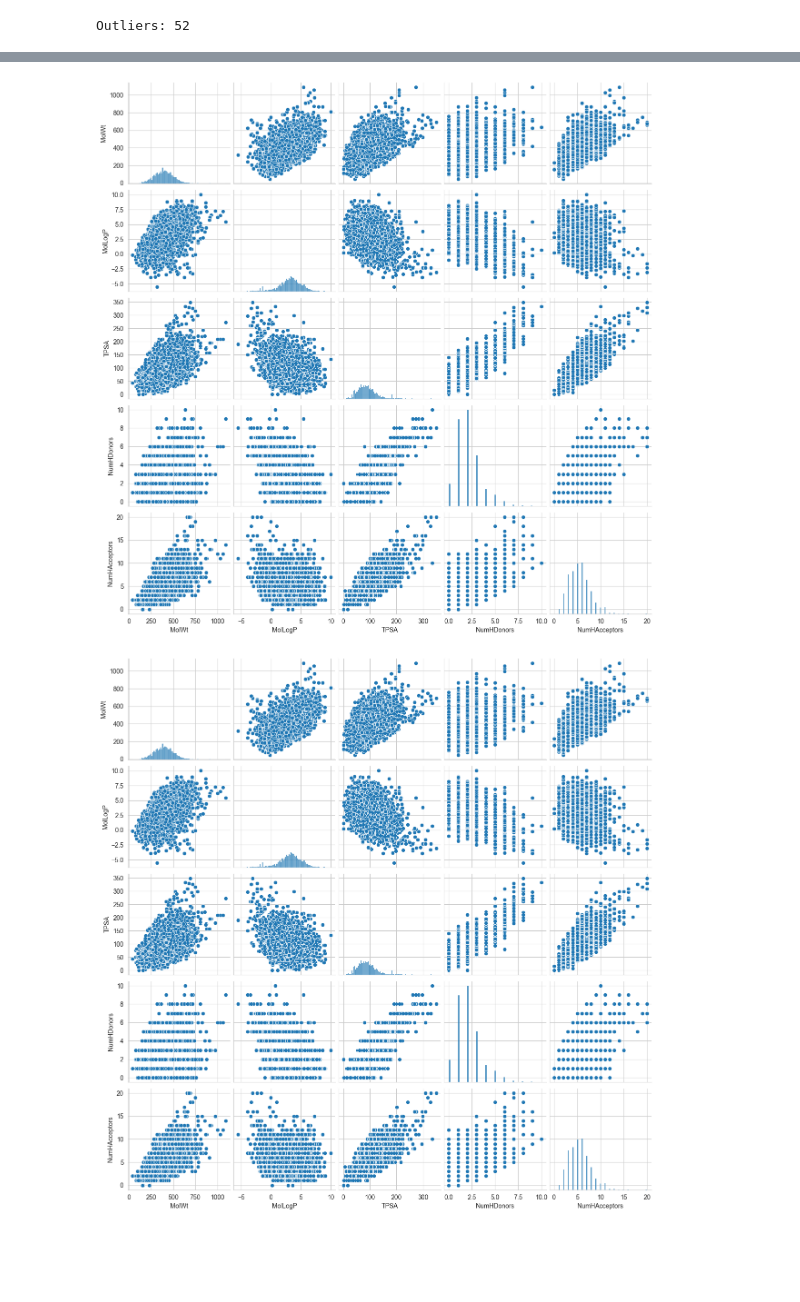
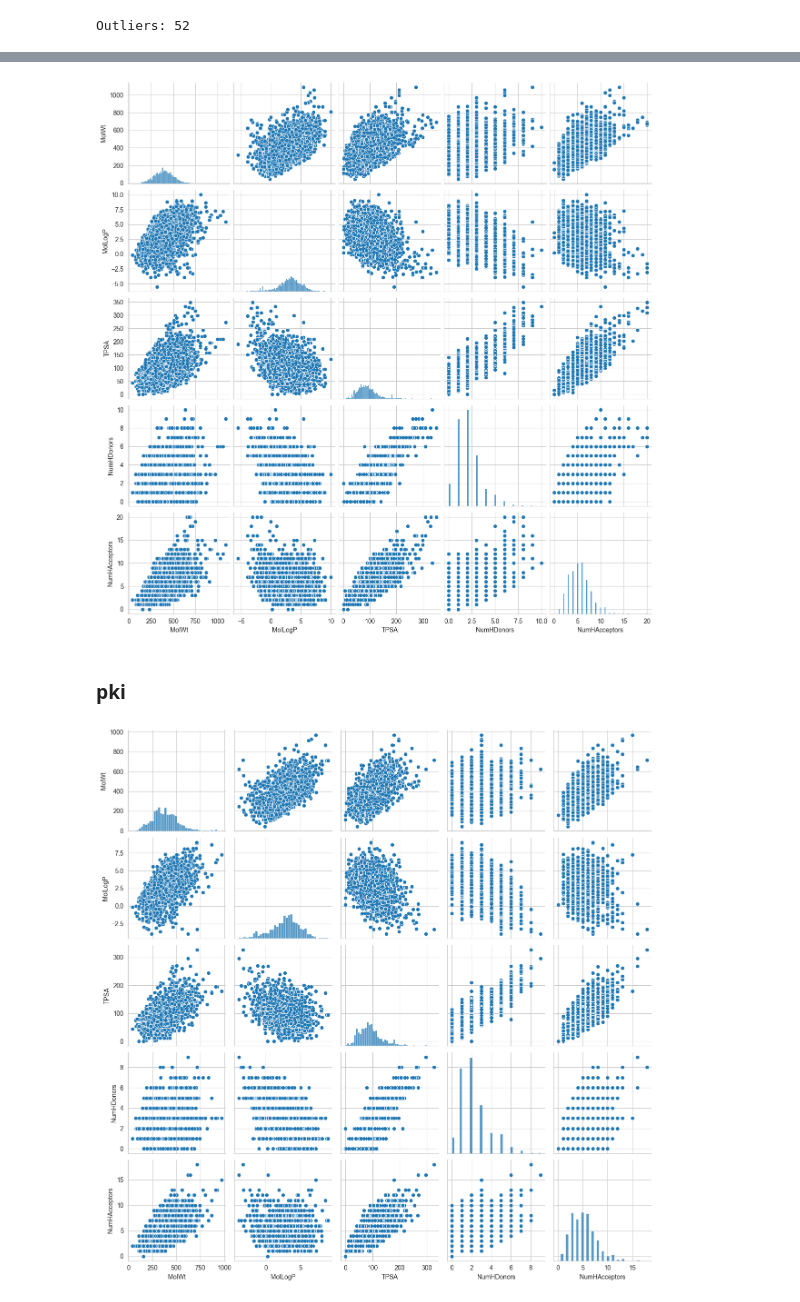
Before and after one commit to Leonorafonso28/protein_ligand_affinity_ml_pipeline, a Jupyter notebook: notebooks/01_Exploratory_Data_Analysis.ipynb, the cells around one changed output, grey strips where cells are left out. Cells and saved outputs as stored; diff of their text form; code cells hidden in the pictures; blank space fills up the shorter version.

```diff
--- a/notebooks/01_Exploratory_Data_Analysis.ipynb
+++ b/notebooks/01_Exploratory_Data_Analysis.ipynb
@@ -199,14 +227,17 @@ plt.show()
+# %%
+features = ['MolWt', 'MolLogP', 'TPSA', 'NumHDonors', 'NumHAcceptors']
+
+sns.pairplot(df_pchembl[features].dropna())
+plt.show()
+# %% [output]
+[figure, added]
+# %% [markdown]
+### **pki**
 # %%
 features = ['MolWt', 'MolLogP', 'TPSA', 'NumHDonors', 'NumHAcceptors']
 
-sns.pairplot(df[features].dropna())
+sns.pairplot(df_pki[features].dropna())
 plt.show()
-
-features = ['MolWt', 'MolLogP', 'TPSA', 'NumHDonors', 'NumHAcceptors']
-
-sns.pairplot(df[features].dropna())
-plt.show()
 # %% [output]
-[figure, old version]
+[figure, new version]
-[figure, removed]
 # %% [markdown]
```
Also changed, not shown: parts of 42 cells of this notebook, 4 other files.
